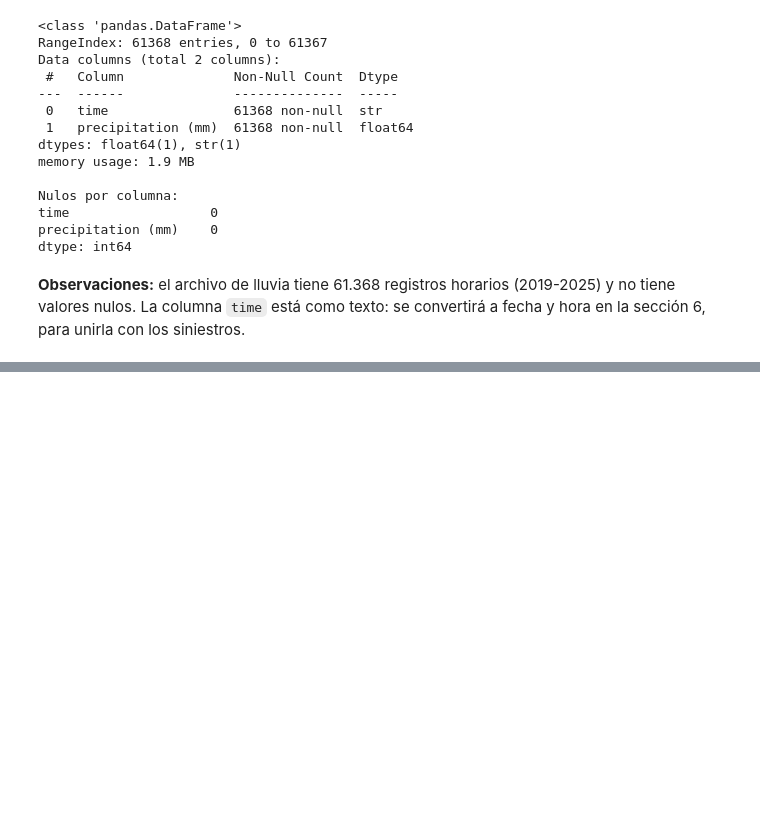
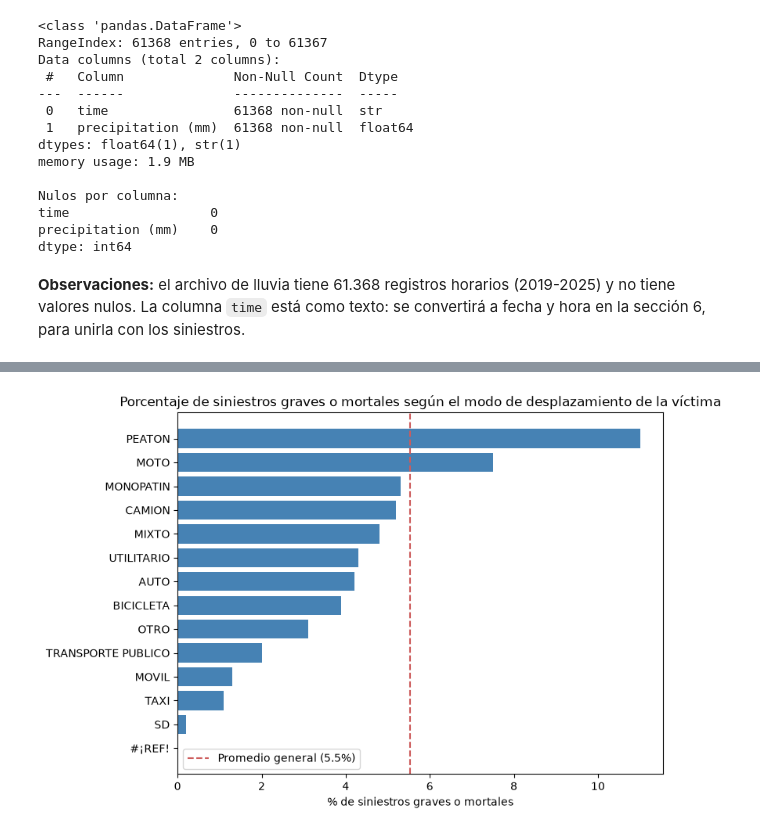
Before and after one commit to juanpablomonllor/prediccion_gravedad_siniestros_viales_caba, a Jupyter notebook: notebooks/1.0-jpm-eda-preprocesamiento.ipynb, the cells around one changed output, grey strips where cells are left out. Drawn from its saved outputs; the diff is of its cells as text; code cells hidden in the pictures; blank space fills up the shorter version.

```diff
--- a/notebooks/1.0-jpm-eda-preprocesamiento.ipynb
+++ b/notebooks/1.0-jpm-eda-preprocesamiento.ipynb
@@ -139,0 +239,11 @@ dtype: int64
+# %%
+# Tabla de frecuencias del modo de desplazamiento de la víctima (en qué iba la víctima).
+# Para cada categoría muestro:
+# - cantidad: cuántos siniestros hay
+# - porcentaje_graves: qué porcentaje de esos siniestros fue grave o mortal
+tabla_modo = siniestros.groupby("modo_desplazamiento_victima").agg(
+    cantidad=("grave_o_mortal", "count"),
+    porcentaje_graves=("grave_o_mortal", "mean")
+)
+tabla_modo["porcentaje_graves"] = (tabla_modo["porcentaje_graves"] * 100).round(1)
+tabla_modo.sort_values("cantidad", ascending=False)
@@ -139,0 +267,18 @@ dtype: int64
+# %%
+# Gráfico de barras horizontales: porcentaje de siniestros graves o mortales
+# según el modo de desplazamiento de la víctima.
+# La línea punteada marca el promedio general (5,5%) para comparar cada categoría.
+promedio_graves = siniestros["grave_o_mortal"].mean() * 100
+datos_grafico = tabla_modo.sort_values("porcentaje_graves")
+
+plt.figure(figsize=(8, 6))
+plt.barh(datos_grafico.index, datos_grafico["porcentaje_graves"], color="steelblue")
+plt.axvline(promedio_graves, color="indianred", linestyle="--",
+            label=f"Promedio general ({promedio_graves:.1f}%)")
+
+plt.title("Porcentaje de siniestros graves o mortales según el modo de desplazamiento de la víctima")
+plt.xlabel("% de siniestros graves o mortales")
+plt.legend()
+plt.show()
+# %% [output]
+[figure, added]
```
Also changed, not shown: parts of 22 cells of this notebook, 19 other files.
